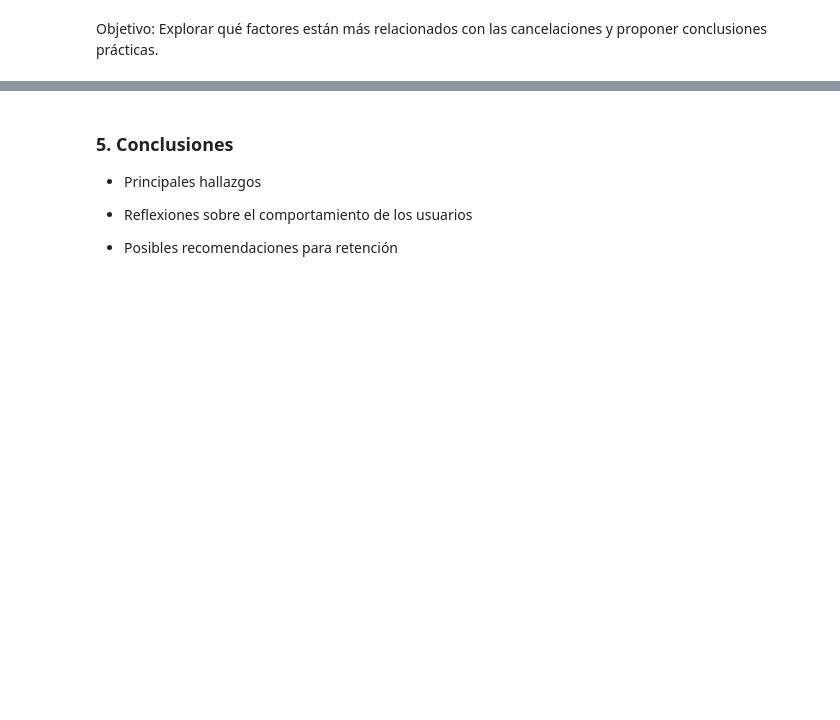
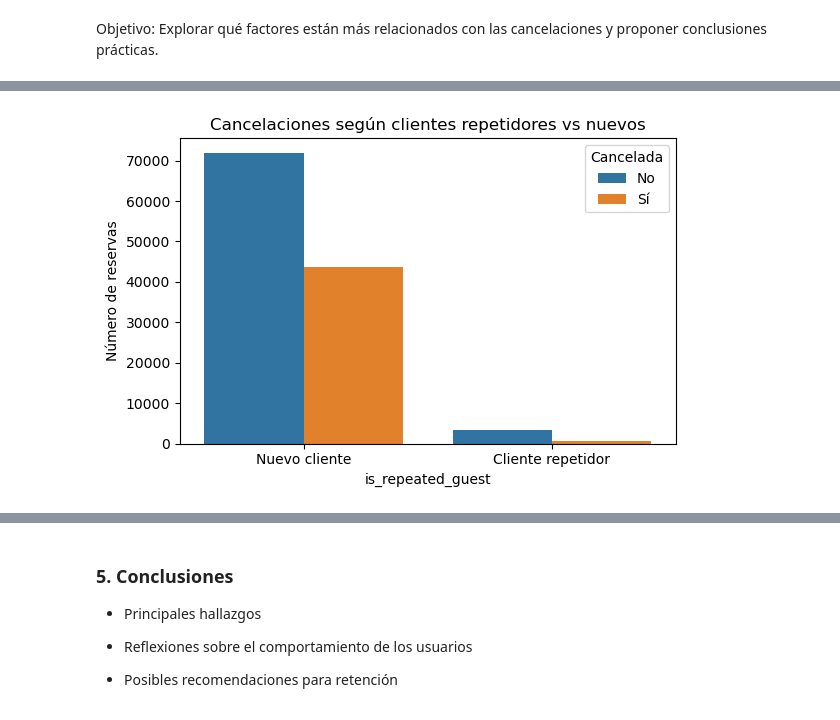
Before and after one commit to Patrirs05/analisis_hotel_booking, a Jupyter notebook: analisis_hotel.ipynb, the cells around one changed output, grey strips where cells are left out. Cells and saved outputs as stored; diff of their text form; code cells hidden in the pictures; blank space fills up the shorter version.

```diff
--- a/analisis_hotel.ipynb
+++ b/analisis_hotel.ipynb
@@ -462,0 +521,11 @@ Objetivo: Explorar qué factores están más relacionados con las cancelaciones
+# %%
+plt.figure(figsize=(6,4))
+sns.countplot(x='is_repeated_guest', hue='is_canceled', data=df)
+plt.xticks([0,1], ['Nuevo cliente','Cliente repetidor'])
+plt.ylabel('Número de reservas')
+plt.title('Cancelaciones según clientes repetidores vs nuevos')
+plt.legend(title='Cancelada', labels=['No','Sí'])
+plt.tight_layout()
+plt.show()
+# %% [output]
+[figure, added]
```
Also changed, not shown: parts of 7 cells of this notebook.
